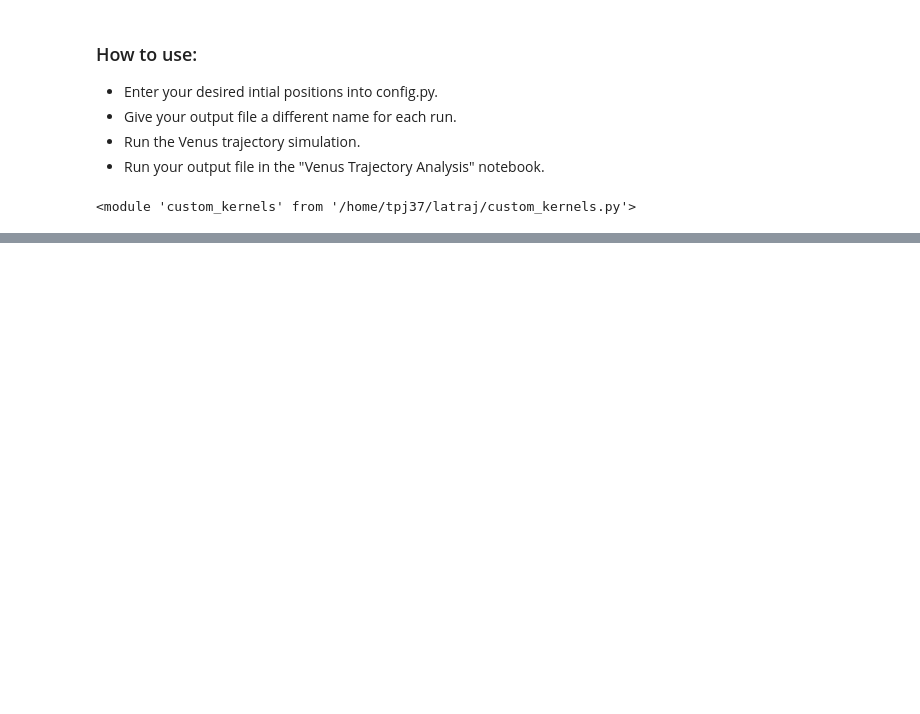
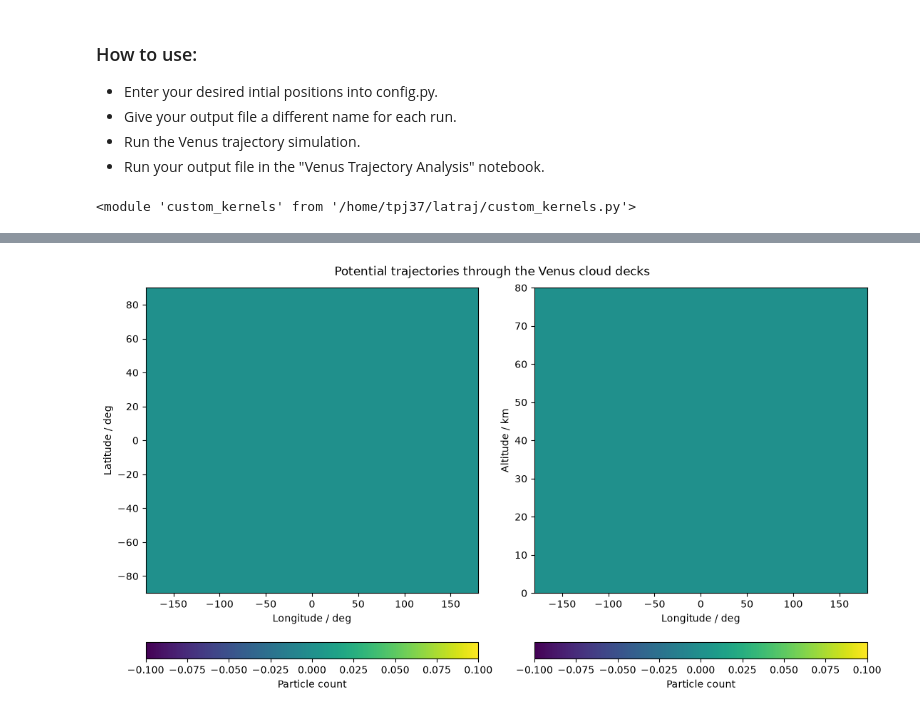
Before and after one commit to maureenjcohen/latraj, a Jupyter notebook: datasets.ipynb, the cells around one changed output, grey strips where cells are left out. Cells and saved outputs as stored; diff of their text form; code cells hidden in the pictures; blank space fills up the shorter version.

Commit message:
Completed kernel first draft. Tried adding rho to simulation

```diff
--- a/datasets.ipynb
+++ b/datasets.ipynb
@@ -23,0 +24,6 @@ INFO: Output files are stored in outputs/lon90_lat80_alt43.zarr.
+# %%
+from heatmap import double_heatmap
+ds = xr.open_zarr('outputs/KernelTest.zarr')
+double_heatmap(ds)
+# %% [output]
+[figure, added]
```
Also changed, not shown: parts of 1 cell of this notebook, 3 other files.
